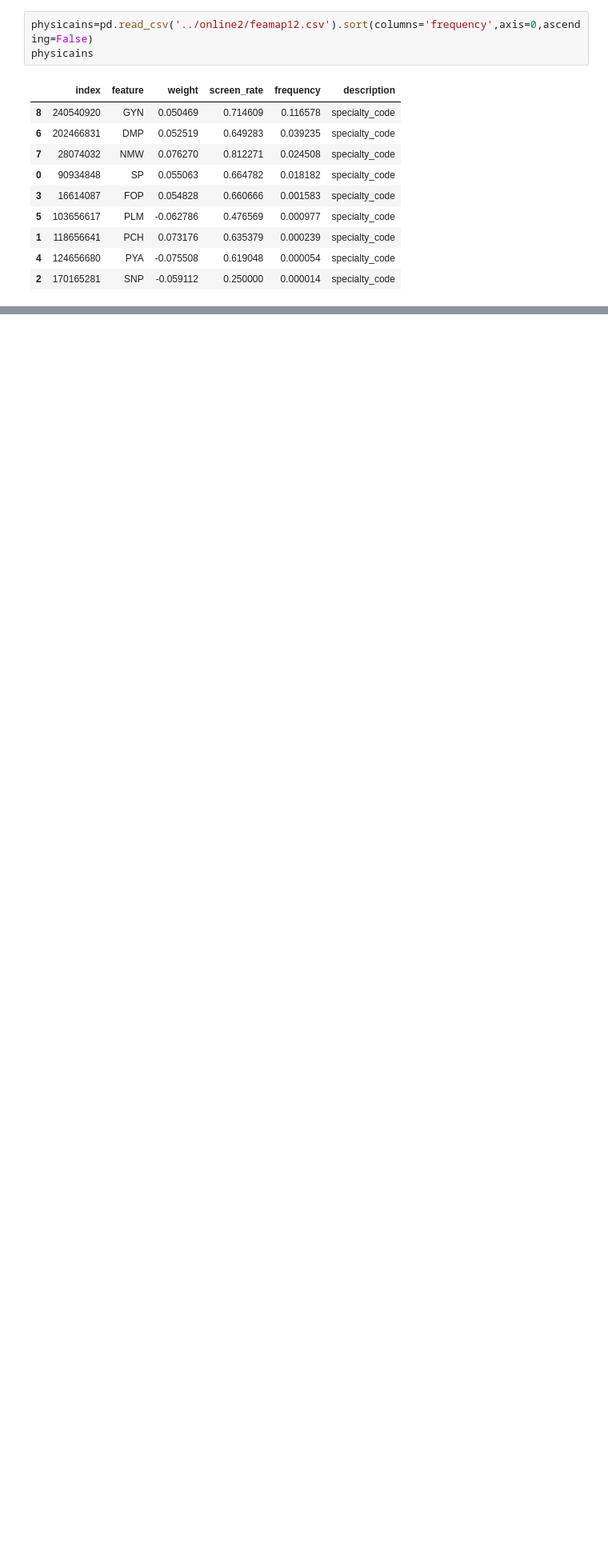
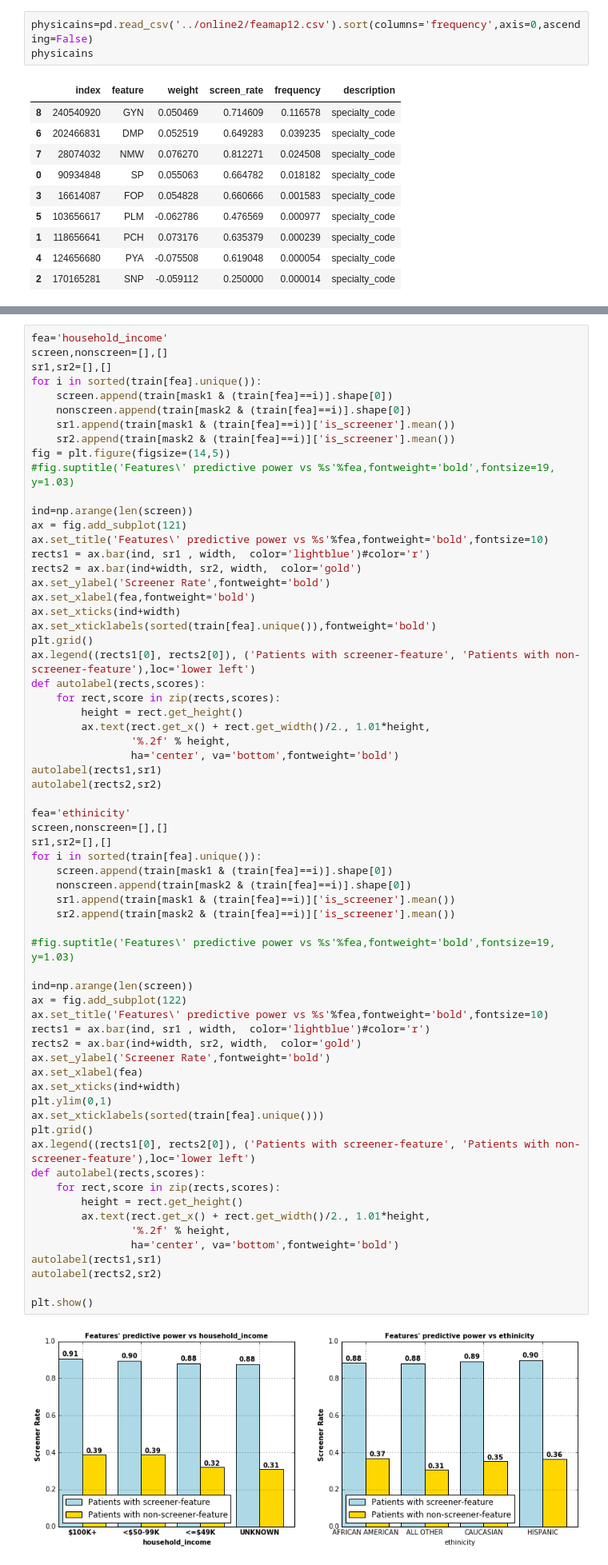
Before and after one commit to xuerchen/genentech-insight, a Jupyter notebook: insight/insight.ipynb, the cells around one changed output, grey strips where cells are left out. Shown at 80% size. Drawn from its saved outputs; the diff is of its cells as text; blank space fills up the shorter version.

```diff
--- a/insight/insight.ipynb
+++ b/insight/insight.ipynb
@@ -656,0 +633,67 @@ physicains
+# %%
+fea='household_income'
+screen,nonscreen=[],[]
+sr1,sr2=[],[]
+for i in sorted(train[fea].unique()):
+    screen.append(train[mask1 & (train[fea]==i)].shape[0])
+    nonscreen.append(train[mask2 & (train[fea]==i)].shape[0])
+    sr1.append(train[mask1 & (train[fea]==i)]['is_screener'].mean())
+    sr2.append(train[mask2 & (train[fea]==i)]['is_screener'].mean())
+fig = plt.figure(figsize=(14,5))
+#fig.suptitle('Features\' predictive power vs %s'%fea,fontweight='bold',fontsize=19, y=1.03)
+
+ind=np.arange(len(screen))
+ax = fig.add_subplot(121)
+ax.set_title('Features\' predictive power vs %s'%fea,fontweight='bold',fontsize=10)
+rects1 = ax.bar(ind, sr1 , width,  color='lightblue')#color='r')
+rects2 = ax.bar(ind+width, sr2, width,  color='gold')
+ax.set_ylabel('Screener Rate',fontweight='bold')
+ax.set_xlabel(fea,fontweight='bold')
+ax.set_xticks(ind+width)
+ax.set_xticklabels(sorted(train[fea].unique()),fontweight='bold')
+plt.grid()
+ax.legend((rects1[0], rects2[0]), ('Patients with screener-feature', 'Patients with non-screener-feature'),loc='lower left')
+def autolabel(rects,scores):
+    for rect,score in zip(rects,scores):
+        height = rect.get_height()
+        ax.text(rect.get_x() + rect.get_width()/2., 1.01*height,
+                '%.2f' % height,
+                ha='center', va='bottom',fontweight='bold')
+autolabel(rects1,sr1)
+autolabel(rects2,sr2)
+
+fea='ethinicity'
+screen,nonscreen=[],[]
+sr1,sr2=[],[]
+for i in sorted(train[fea].unique()):
+    screen.append(train[mask1 & (train[fea]==i)].shape[0])
+    nonscreen.append(train[mask2 & (train[fea]==i)].shape[0])
+    sr1.append(train[mask1 & (train[fea]==i)]['is_screener'].mean())
+    sr2.append(train[mask2 & (train[fea]==i)]['is_screener'].mean())
+
+#fig.suptitle('Features\' predictive power vs %s'%fea,fontweight='bold',fontsize=19, y=1.03)
+
+ind=np.arange(len(screen))
+ax = fig.add_subplot(122)
+ax.set_title('Features\' predictive power vs %s'%fea,fontweight='bold',fontsize=10)
+rects1 = ax.bar(ind, sr1 , width,  color='lightblue')#color='r')
+rects2 = ax.bar(ind+width, sr2, width,  color='gold')
+ax.set_ylabel('Screener Rate',fontweight='bold')
+ax.set_xlabel(fea)
+ax.set_xticks(ind+width)
+plt.ylim(0,1)
+ax.set_xticklabels(sorted(train[fea].unique()))
+plt.grid()
+ax.legend((rects1[0], rects2[0]), ('Patients with screener-feature', 'Patients with non-screener-feature'),loc='lower left')
+def autolabel(rects,scores):
+    for rect,score in zip(rects,scores):
+        height = rect.get_height()
+        ax.text(rect.get_x() + rect.get_width()/2., 1.01*height,
+                '%.2f' % height,
+                ha='center', va='bottom',fontweight='bold')
+autolabel(rects1,sr1)
+autolabel(rects2,sr2)
+
+plt.show()
+# %% [output]
+[figure, added]
```
Also changed, not shown: parts of 45 cells of this notebook.
